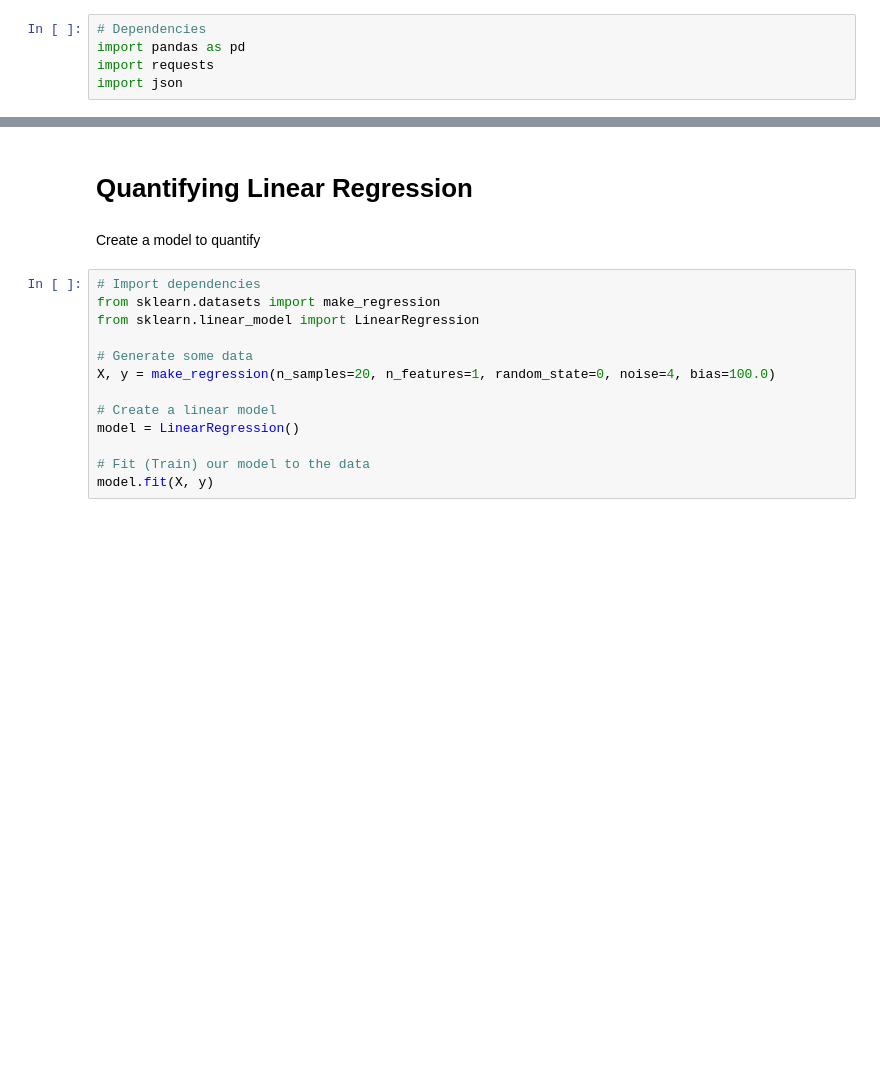
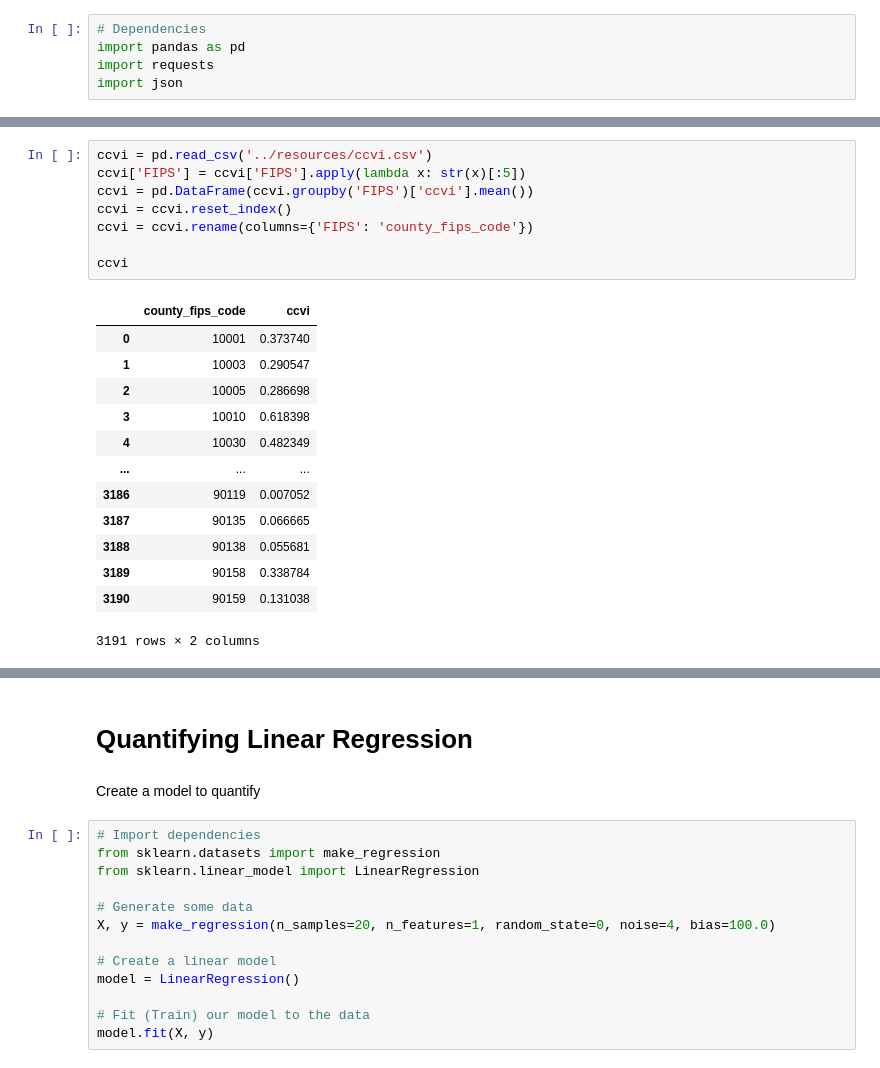
Before and after one commit to IIVIIIII/2020_Weathering, a Jupyter notebook: notebook/covid_regression.ipynb, the cells around one changed output, grey strips where cells are left out. Saved outputs shown, nothing was run; the diff lists cells and outputs as text; blank space fills up the shorter version.

```diff
--- a/notebook/covid_regression.ipynb
+++ b/notebook/covid_regression.ipynb
@@ -47,0 +57,22 @@ meow
+# %%
+ccvi = pd.read_csv('../resources/ccvi.csv')
+ccvi['FIPS'] = ccvi['FIPS'].apply(lambda x: str(x)[:5])
+ccvi = pd.DataFrame(ccvi.groupby('FIPS')['ccvi'].mean())
+ccvi = ccvi.reset_index()
+ccvi = ccvi.rename(columns={'FIPS': 'county_fips_code'})
+
+ccvi
+# %% [output]
+|  | county_fips_code | ccvi |
+| 0 | 10001 | 0.373740 |
+| 1 | 10003 | 0.290547 |
+| 2 | 10005 | 0.286698 |
+| 3 | 10010 | 0.618398 |
+| 4 | 10030 | 0.482349 |
+| ... | ... | ... |
+| 3186 | 90119 | 0.007052 |
+| 3187 | 90135 | 0.066665 |
+| 3188 | 90138 | 0.055681 |
+| 3189 | 90158 | 0.338784 |
+| 3190 | 90159 | 0.131038 |
+3191 rows × 2 columns
```
Also changed, not shown: parts of 5 cells of this notebook.
